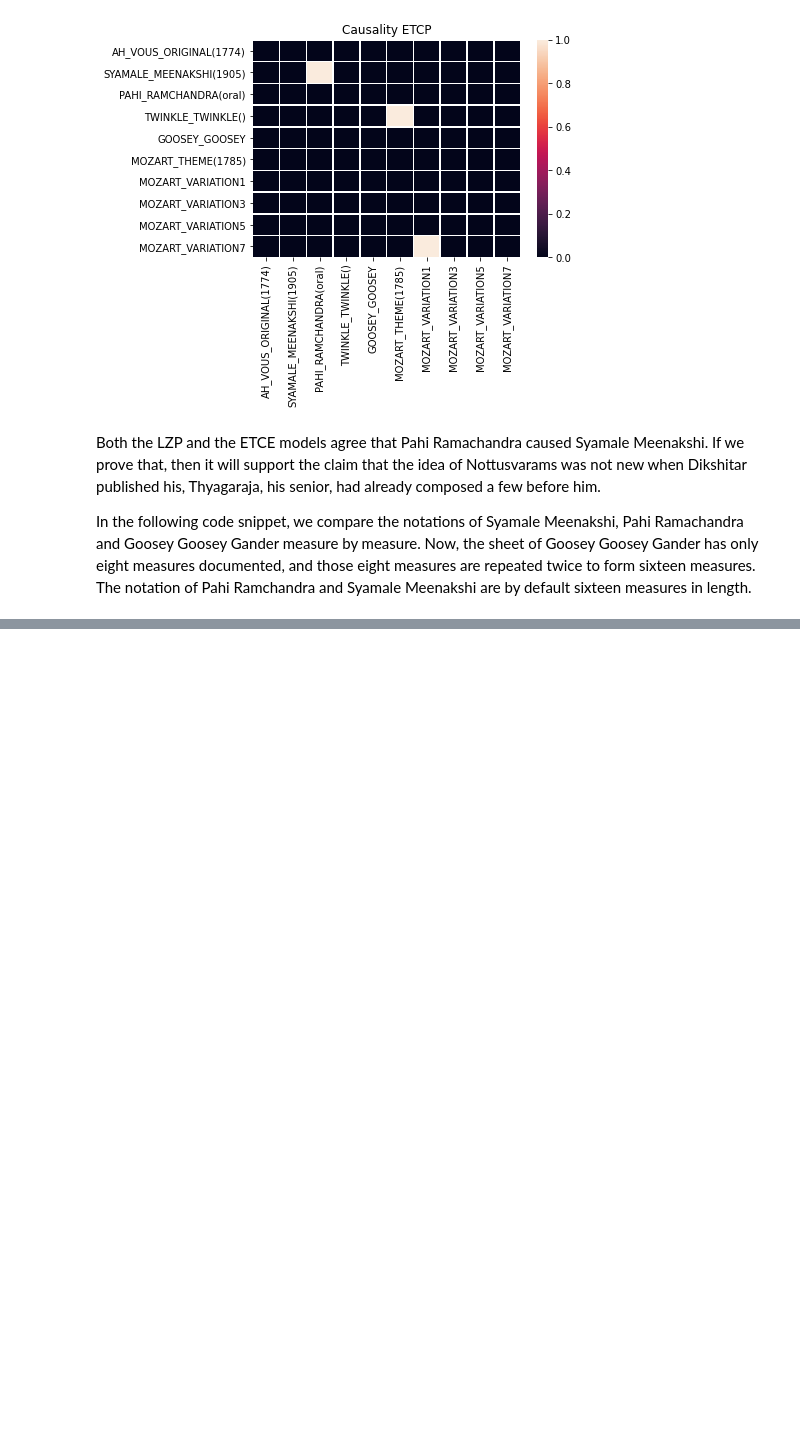
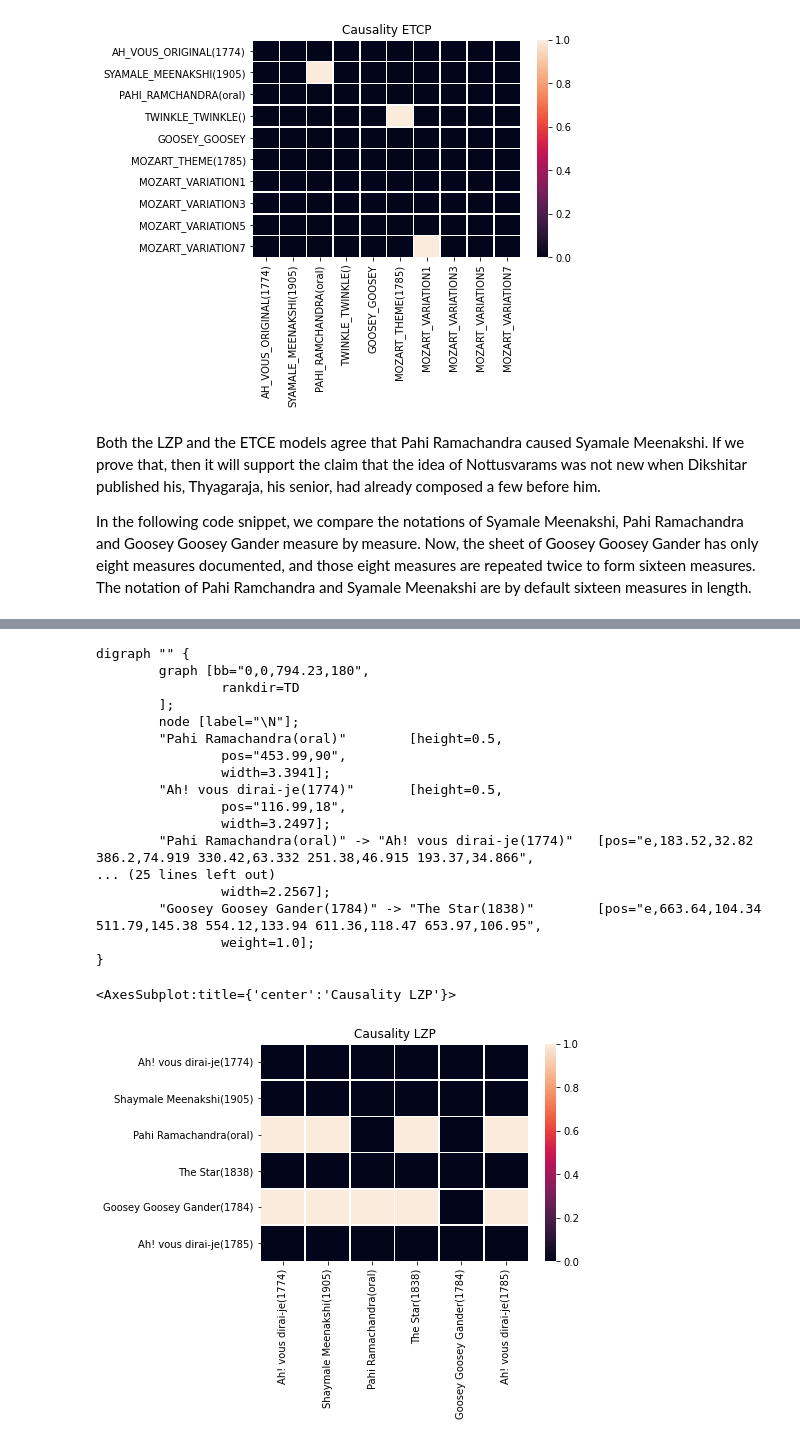
Before and after one commit to thekoc11/notation-metrics, a Jupyter notebook: scratch.ipynb, the cells around one changed output, grey strips where cells are left out. Cells and saved outputs as stored; diff of their text form; code cells hidden in the pictures; blank space fills up the shorter version.

```diff
--- a/scratch.ipynb
+++ b/scratch.ipynb
@@ -286,3 +270,7 @@ Both the LZP and the ETCE models agree that Pahi Ramachandra caused Syamale Meen
 
 
 In the following code snippet, we compare the notations of Syamale Meenakshi, Pahi Ramachandra and Goosey Goosey Gander measure by measure. Now, the sheet of Goosey Goosey Gander has only eight measures documented, and those eight measures are repeated twice to form sixteen measures. The notation of Pahi Ramchandra and Syamale Meenakshi are by default sixteen measures in length.
+# %%
+labels = data.GetSignificantLabels()
+dicts = dicts[0:len(labels)]
+matrices = create_matrix_melody_distances(dicts)
@@ -288,0 +319,25 @@ In the following code snippet, we compare the notations of Syamale Meenakshi, Pa
+# %%
+draw.draw_causal_inference(matrices[6])
+ax = plt.axes()
+ax.set_title('Causality LZP')
+sns.heatmap(matrices[6], linewidths=0.5, xticklabels=data.GetSignificantLabels(), yticklabels=data.GetSignificantLabels(), ax=ax)
+# %% [output]
+digraph "" {
+        graph [bb="0,0,794.23,180",
+                rankdir=TD
+        ];
+        node [label="\N"];
+        "Pahi Ramachandra(oral)"        [height=0.5,
+                pos="453.99,90",
+                width=3.3941];
+        "Ah! vous dirai-je(1774)"       [height=0.5,
+                pos="116.99,18",
+                width=3.2497];
+        "Pahi Ramachandra(oral)" -> "Ah! vous dirai-je(1774)"   [pos="e,183.52,32.82 386.2,74.919 330.42,63.332 251.38,46.915 193.37,34.866",
+... (25 lines left out)
+                width=2.2567];
+        "Goosey Goosey Gander(1784)" -> "The Star(1838)"        [pos="e,663.64,104.34 511.79,145.38 554.12,133.94 611.36,118.47 653.97,106.95",
+                weight=1.0];
+}
+<AxesSubplot:title={'center':'Causality LZP'}>
+[figure, added]
```
Also changed, not shown: parts of 9 cells of this notebook, 5 other files.
